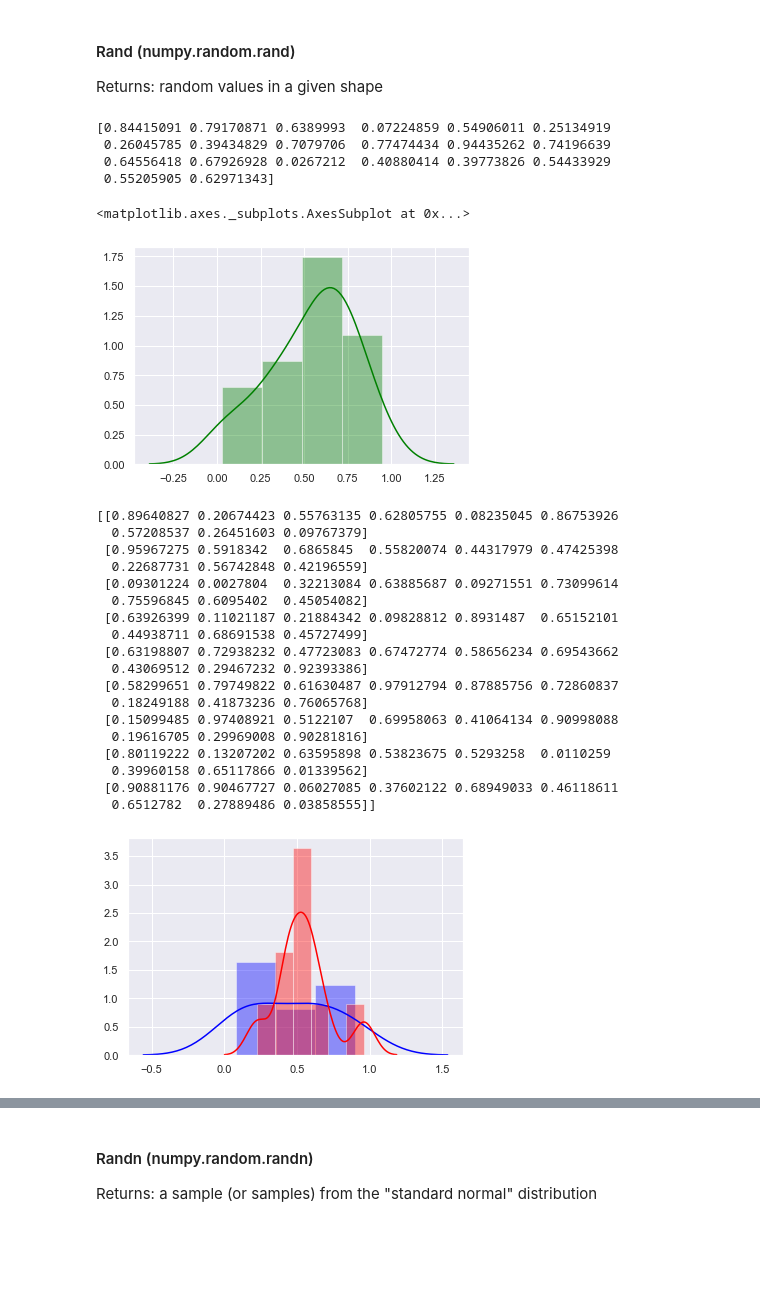
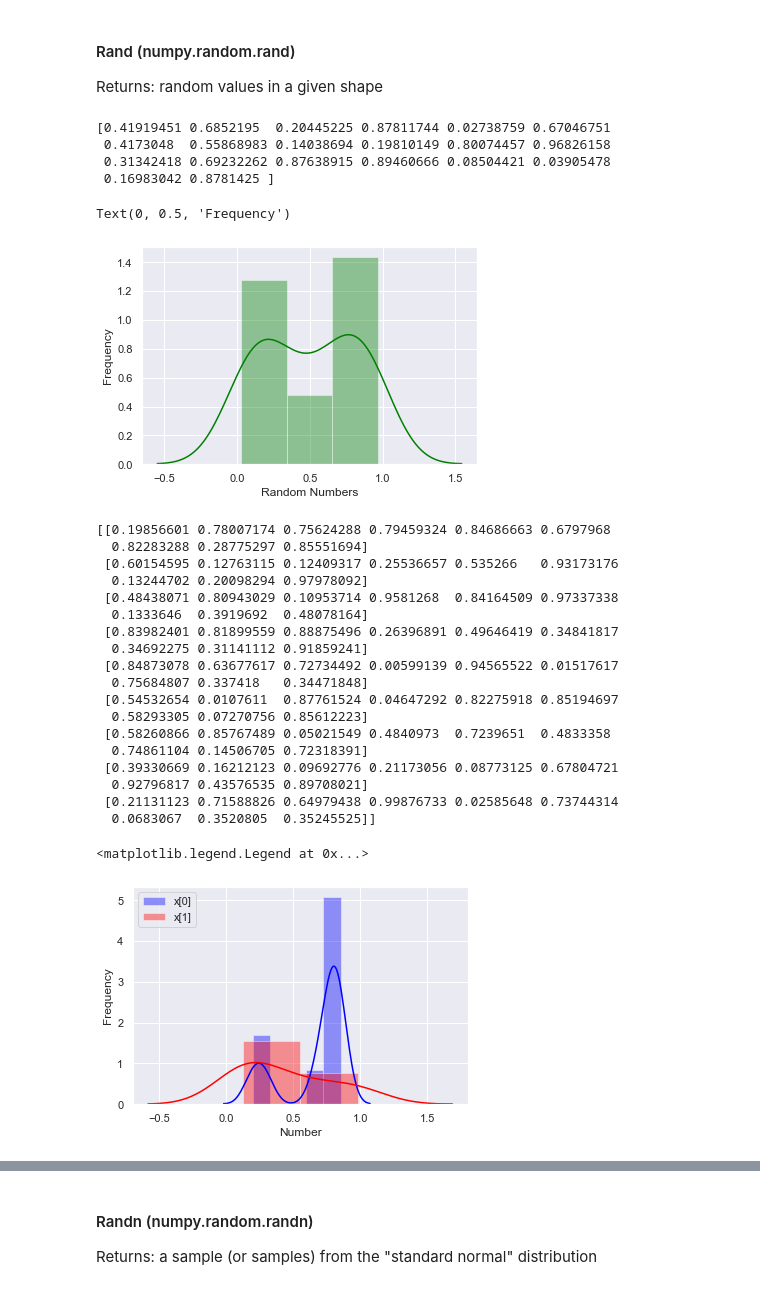
Before and after one commit to Pmcg1/ProgDA_Assignment, a Jupyter notebook: ProgDA_Assessment_1_2019.ipynb, the cells around one changed output, grey strips where cells are left out. Drawn from its saved outputs; the diff is of its cells as text; code cells hidden in the pictures; blank space fills up the shorter version.

Commit message:
tidy up plots, add labels and legends

```diff
--- a/ProgDA_Assessment_1_2019.ipynb
+++ b/ProgDA_Assessment_1_2019.ipynb
@@ -67,38 +65,44 @@ Returns: random values in a given shape
 x = np.random.rand(20)
 print(x)
 sns.distplot(x, color="green")
+plt.xlabel("Random Numbers")
+plt.ylabel("Frequency")
 # %% [output]
-[0.84415091 0.79170871 0.6389993  0.07224859 0.54906011 0.25134919
- 0.26045785 0.39434829 0.7079706  0.77474434 0.94435262 0.74196639
- 0.64556418 0.67926928 0.0267212  0.40880414 0.39773826 0.54433929
- 0.55205905 0.62971343]
+[0.41919451 0.6852195  0.20445225 0.87811744 0.02738759 0.67046751
+ 0.4173048  0.55868983 0.14038694 0.19810149 0.80074457 0.96826158
+ 0.31342418 0.69232262 0.87638915 0.89460666 0.08504421 0.03905478
+ 0.16983042 0.8781425 ]
-<matplotlib.axes._subplots.AxesSubplot at 0x...>
+Text(0, 0.5, 'Frequency')
-[figure, old version]
+[figure, new version]
 # %%
 # Generate an n x n array of random numbers
-y = np.random.rand(9,9)
-print(y)
-sns.distplot(y[0], color="blue")
-sns.distplot(y[1], color="red")
+x = np.random.rand(9,9)
+print(x)
+sns.distplot(x[0], color="blue", label="x[0]")
+sns.distplot(x[1], color="red", label="x[1]")
+plt.xlabel("Random Numbers")
+plt.ylabel("Frequency")
+plt.legend(loc="upper left")
 # %% [output]
-[[0.89640827 0.20674423 0.55763135 0.62805755 0.08235045 0.86753926
-  0.57208537 0.26451603 0.09767379]
- [0.95967275 0.5918342  0.6865845  0.55820074 0.44317979 0.47425398
-  0.22687731 0.56742848 0.42196559]
- [0.09301224 0.0027804  0.32213084 0.63885687 0.09271551 0.73099614
-  0.75596845 0.6095402  0.45054082]
- [0.63926399 0.11021187 0.21884342 0.09828812 0.8931487  0.65152101
-  0.44938711 0.68691538 0.45727499]
- [0.63198807 0.72938232 0.47723083 0.67472774 0.58656234 0.69543662
-  0.43069512 0.29467232 0.92393386]
- [0.58299651 0.79749822 0.61630487 0.97912794 0.87885756 0.72860837
-  0.18249188 0.41873236 0.76065768]
- [0.15099485 0.97408921 0.5122107  0.69958063 0.41064134 0.90998088
-  0.19616705 0.29969008 0.90281816]
- [0.80119222 0.13207202 0.63595898 0.53823675 0.5293258  0.0110259
-  0.39960158 0.65117866 0.01339562]
- [0.90881176 0.90467727 0.06027085 0.37602122 0.68949033 0.46118611
-  0.6512782  0.27889486 0.03858555]]
+[[0.19856601 0.78007174 0.75624288 0.79459324 0.84686663 0.6797968
+  0.82283288 0.28775297 0.85551694]
+ [0.60154595 0.12763115 0.12409317 0.25536657 0.535266   0.93173176
+  0.13244702 0.20098294 0.97978092]
+ [0.48438071 0.80943029 0.10953714 0.9581268  0.84164509 0.97337338
+  0.1333646  0.3919692  0.48078164]
+ [0.83982401 0.81899559 0.88875496 0.26396891 0.49646419 0.34841817
+  0.34692275 0.31141112 0.91859241]
+ [0.84873078 0.63677617 0.72734492 0.00599139 0.94565522 0.01517617
+  0.75684807 0.337418   0.34471848]
+ [0.54532654 0.0107611  0.87761524 0.04647292 0.82275918 0.85194697
+  0.58293305 0.07270756 0.85612223]
+ [0.58260866 0.85767489 0.05021549 0.4840973  0.7239651  0.4833358
+  0.74861104 0.14506705 0.72318391]
+ [0.39330669 0.16212123 0.09692776 0.21173056 0.08773125 0.67804721
+  0.92796817 0.43576535 0.89708021]
+ [0.21131123 0.71588826 0.64979438 0.99876733 0.02585648 0.73744314
+  0.0683067  0.3520805  0.35245525]]
+<matplotlib.legend.Legend at 0x...>
-[figure, old version]
+[figure, new version]
 # %%
 # Generate an n x n x n array of random numbers
```
Also changed, not shown: parts of 30 cells of this notebook.
